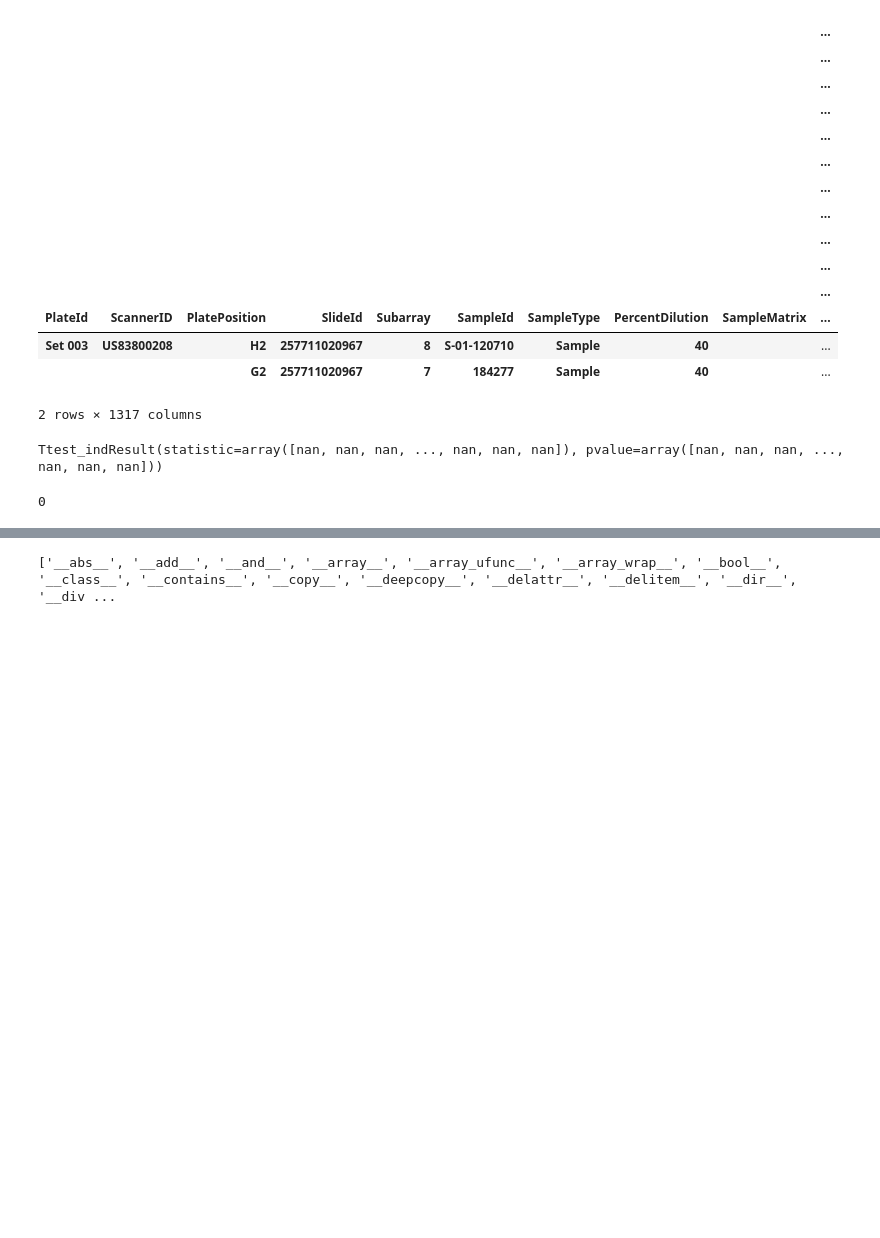
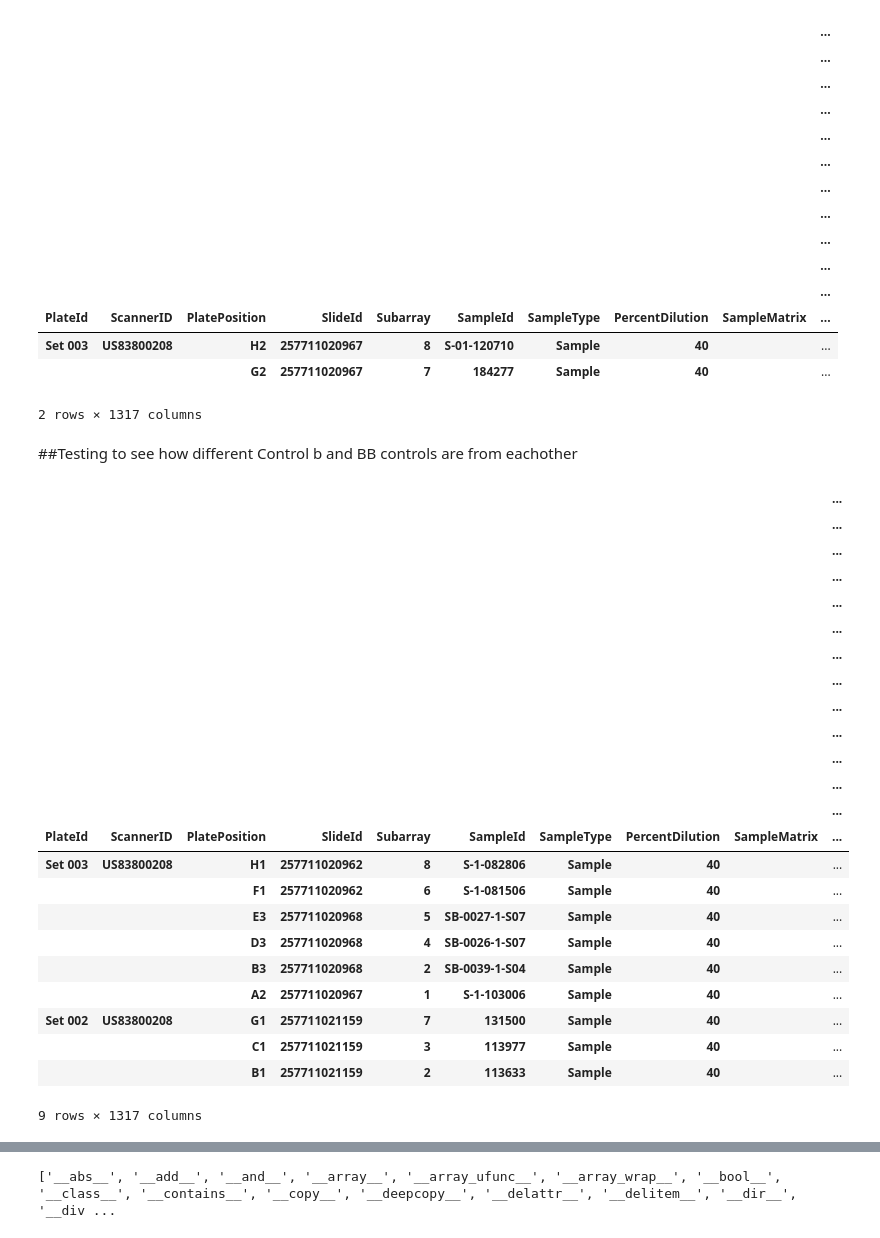
Before and after one commit to knewman55/SAHProject, a Jupyter notebook: SAHData.ipynb, the cells around one changed output, grey strips where cells are left out. Drawn from its saved outputs; the diff is of its cells as text; code cells hidden in the pictures; blank space fills up the shorter version.

```diff
--- a/SAHData.ipynb
+++ b/SAHData.ipynb
@@ -142,15 +133,35 @@ RedudantQC_data = (
-# %%
-
-tt_S01120710 = RedudantQC_data.pick_on_meta(axis=0, name='id', values=[1])
-tt_184277 = RedudantQC_data.pick_on_meta(axis=0, name='id', values=[0])
-
-tt_res_redundantQC = ttest_ind(tt_S01120710, tt_184277)
-t_tests_redundantQC = list(zip(RedudantQC_data.columns.get_level_values('TargetFullName'), tt_res_redundantQC.pvalue))
-len(t_tests_redundantQC) #1317
-
-significant_tests_control = [item for item in t_tests_redundantQC if item[1] < 0.05]
-len(significant_tests_control) #162
-#Only 162/1317 analytes were statistically different between the control groups
-# %% [output]
-Ttest_indResult(statistic=array([nan, nan, nan, ..., nan, nan, nan]), pvalue=array([nan, nan, nan, ..., nan, nan, nan]))
-0
+# %% [markdown]
+##Testing to see how different Control b and BB controls are from eachother
+# %%
+control_check = (
+    vaso_adat
+        .exclude_on_meta(axis=0, name='SampleMatrix', values=['Calibrator', 'QC'])
+        .pick_on_meta(axis=0, name='Vasospasm (0=n, 1=y)', values=['Pilot Control', 'BB Control'])  # rm control samples
+        .apply(np.log10)                                             # log10-transform
+)
+control_check
+# %% [output]
+|  |  |  |  |  |  |  |  |  | ... |
+|  |  |  |  |  |  |  |  |  | ... |
+|  |  |  |  |  |  |  |  |  | ... |
+|  |  |  |  |  |  |  |  |  | ... |
+|  |  |  |  |  |  |  |  |  | ... |
+|  |  |  |  |  |  |  |  |  | ... |
+|  |  |  |  |  |  |  |  |  | ... |
+|  |  |  |  |  |  |  |  |  | ... |
+|  |  |  |  |  |  |  |  |  | ... |
+|  |  |  |  |  |  |  |  |  | ... |
+|  |  |  |  |  |  |  |  |  | ... |
+|  |  |  |  |  |  |  |  |  | ... |
+|  |  |  |  |  |  |  |  |  | ... |
+| PlateId | ScannerID | PlatePosition | SlideId | Subarray | SampleId | SampleType | PercentDilution | SampleMatrix | ... |
+| Set 003 | US83800208 | H1 | 257711020962 | 8 | S-1-082806 | Sample | 40 |  | ... |
+|  |  | F1 | 257711020962 | 6 | S-1-081506 | Sample | 40 |  | ... |
+|  |  | E3 | 257711020968 | 5 | SB-0027-1-S07 | Sample | 40 |  | ... |
+|  |  | D3 | 257711020968 | 4 | SB-0026-1-S07 | Sample | 40 |  | ... |
+|  |  | B3 | 257711020968 | 2 | SB-0039-1-S04 | Sample | 40 |  | ... |
+|  |  | A2 | 257711020967 | 1 | S-1-103006 | Sample | 40 |  | ... |
+| Set 002 | US83800208 | G1 | 257711021159 | 7 | 131500 | Sample | 40 |  | ... |
+|  |  | C1 | 257711021159 | 3 | 113977 | Sample | 40 |  | ... |
+|  |  | B1 | 257711021159 | 2 | 113633 | Sample | 40 |  | ... |
+9 rows × 1317 columns
```
Also changed, not shown: parts of 13 cells of this notebook, 1 other file.
